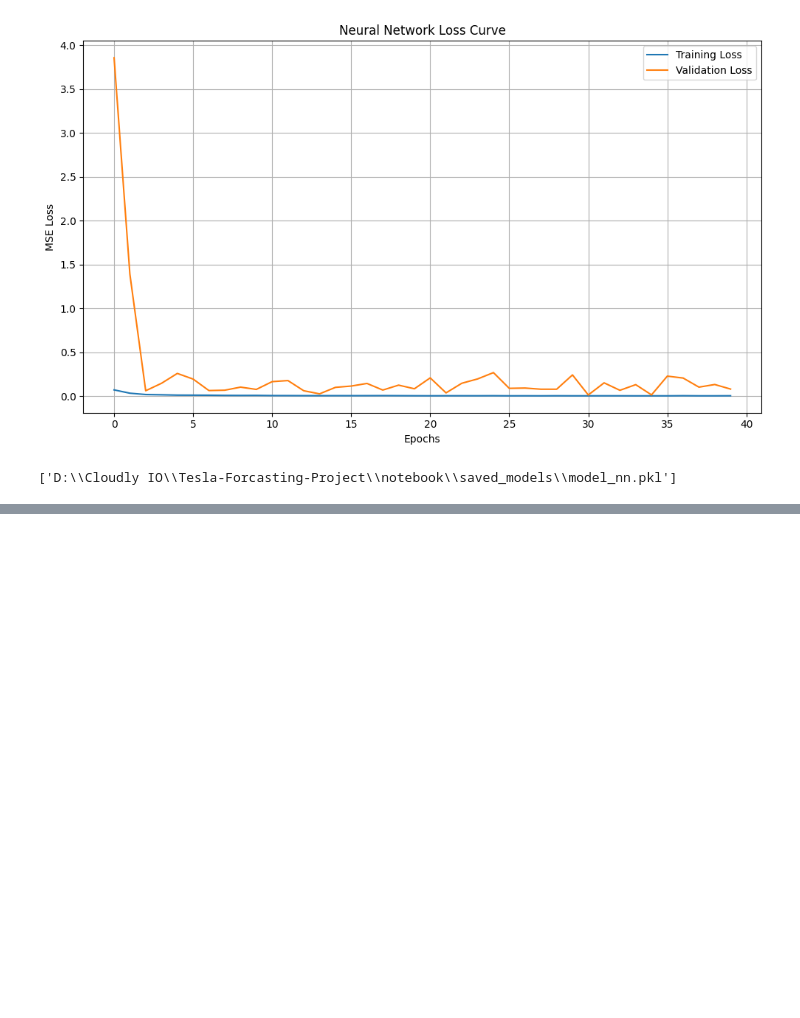
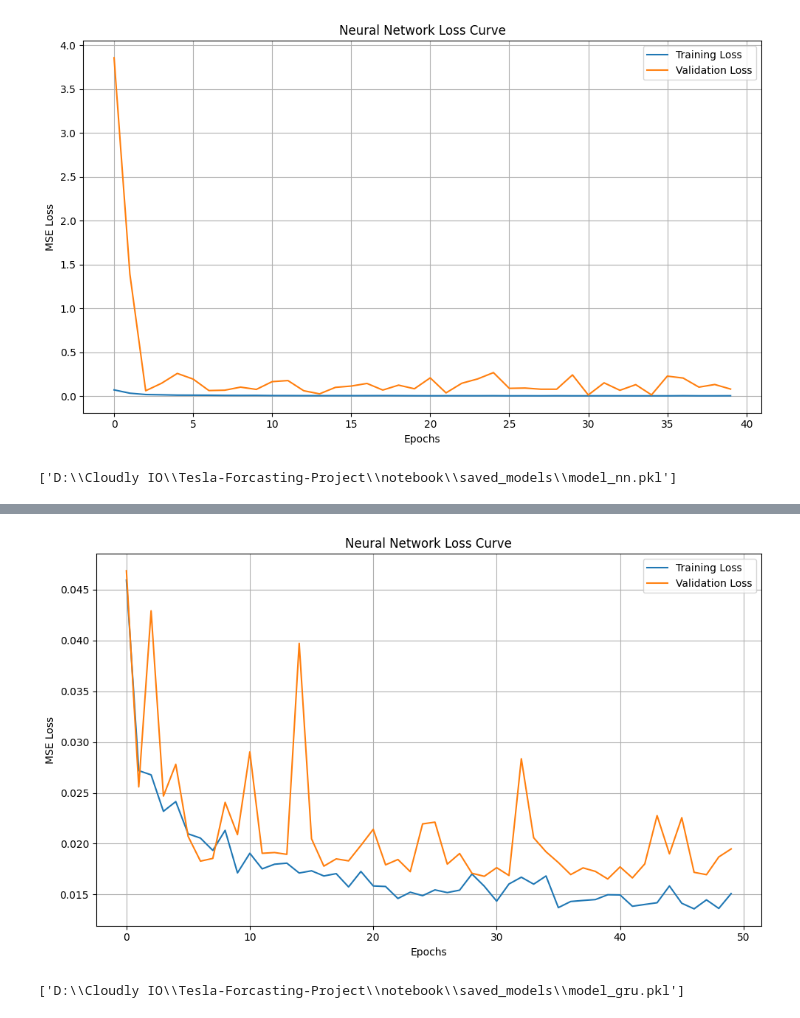
Before and after one commit to Ariful-Islam-Shakil/Tesla-Forcasting-Project, a Jupyter notebook: notebook/model_training.ipynb, the cells around one changed output, grey strips where cells are left out. Saved outputs shown, nothing was run; the diff lists cells and outputs as text; code cells hidden in the pictures; blank space fills up the shorter version.

```diff
--- a/notebook/model_training.ipynb
+++ b/notebook/model_training.ipynb
@@ -248,0 +473,8 @@ joblib.dump(model_nn, r'D:\Cloudly IO\Tesla-Forcasting-Project\notebook\saved_mo
+# %%
+loss_curve(history_gru)
+# %% [output]
+[figure, added]
+# %%
+joblib.dump(model_gru, r'D:\Cloudly IO\Tesla-Forcasting-Project\notebook\saved_models\model_gru.pkl') #Save model
+# %% [output]
+['D:\\Cloudly IO\\Tesla-Forcasting-Project\\notebook\\saved_models\\model_gru.pkl']
```
Also changed, not shown: parts of 16 cells of this notebook.
